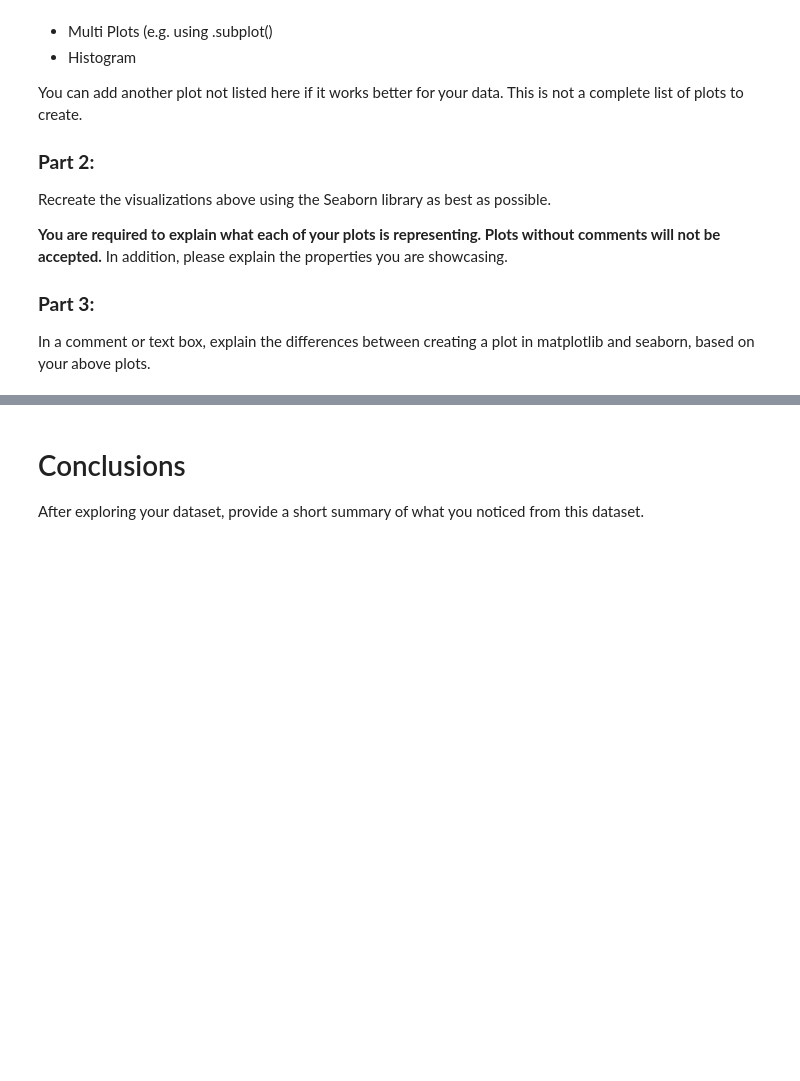
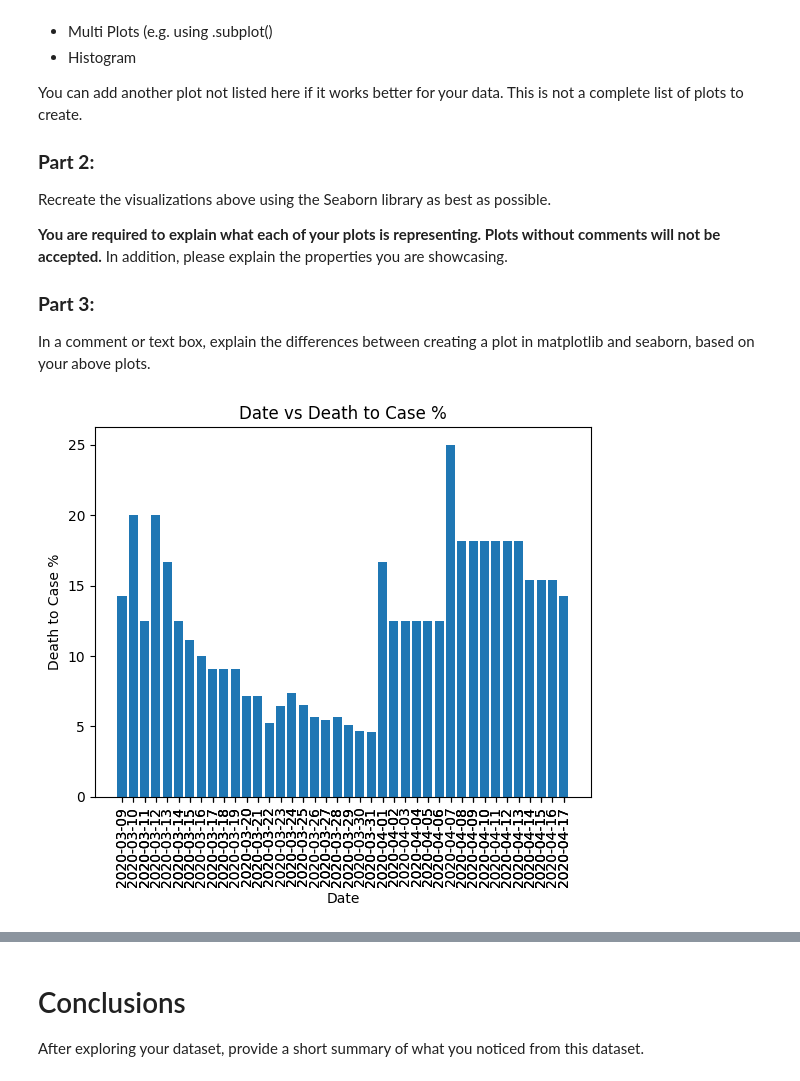
Before and after one commit to kglan/MSDS, a Jupyter notebook: DATA602/Matplotlib vs Seaborn/08_assignmentKeenoGlanville.ipynb, the cells around one changed output, grey strips where cells are left out. Cells and saved outputs as stored; diff of their text form; code cells hidden in the pictures; blank space fills up the shorter version.

```diff
--- a/DATA602/Matplotlib vs Seaborn/08_assignmentKeenoGlanville.ipynb
+++ b/DATA602/Matplotlib vs Seaborn/08_assignmentKeenoGlanville.ipynb
@@ -47,3 +47,12 @@ Include:
 * Summary statistics means, medians, quartiles,
 * Missing value information
 * Any other relevant information about the dataset.
+# %%
+import sys
+sys.path.append('/path/to/pandas')
+import pandas as pd
+import numpy as np
+import matplotlib
+import matplotlib.pyplot as plt
+import seaborn as sns
+df = pd.DataFrame(pd.read_csv("https://raw.githubusercontent.com/kglan/MSDS/main/DATA602/Matplotlib%20vs%20Seaborn/us-states.csv"))
@@ -49,0 +85,3 @@ Include:
+# %%
+df= df.dropna(how="any")
+df.describe
@@ -51,3 +116,8 @@ Include:
 # Data Wrangling
 
 Perform data wrangling.  You are free to use your best judgment here.  If you are stuck, look at previous assignment.
+# %%
+df = df.rename(columns= {'cases': 'Cases', 'deaths':'Deaths', 'state':'State', 'date': 'Date'})
+df= df.drop(['fips'], axis =1)
+df['Death to Case %'] = (df['Deaths'] / df['Cases'])*100
+df.head()
@@ -93,3 +170,14 @@ Recreate the visualizations above using the Seaborn library as best as possible.
 
 ### **Part 3:**
 In a comment or text box, explain the differences between creating a plot in matplotlib and seaborn, based on your above plots.
+# %%
+# filter dataset to get rid of unnecessary data
+df_filtered = df[df['Date'] >= '2020-03-09']                   #The dates before this filter all have 0 deaths and cases
+plt.bar(df_filtered['Date'], df_filtered['Death to Case %'])   # Chose bar chart
+plt.xlabel('Date')                                             # label my x axis
+plt.ylabel('Death to Case %')                                  # Label my y axis
+plt.title('Date vs Death to Case %')                           # Place title at the top
+plt.xticks(df_filtered['Date'][::20], rotation=90)             # While still dificult we had the individual instances of Dates turnt vertically for legibility but it still looks jumbled
+plt.show()                                                     # Show plot
+# %% [output]
+[figure, added]
```
Also changed, not shown: parts of 7 cells of this notebook.
